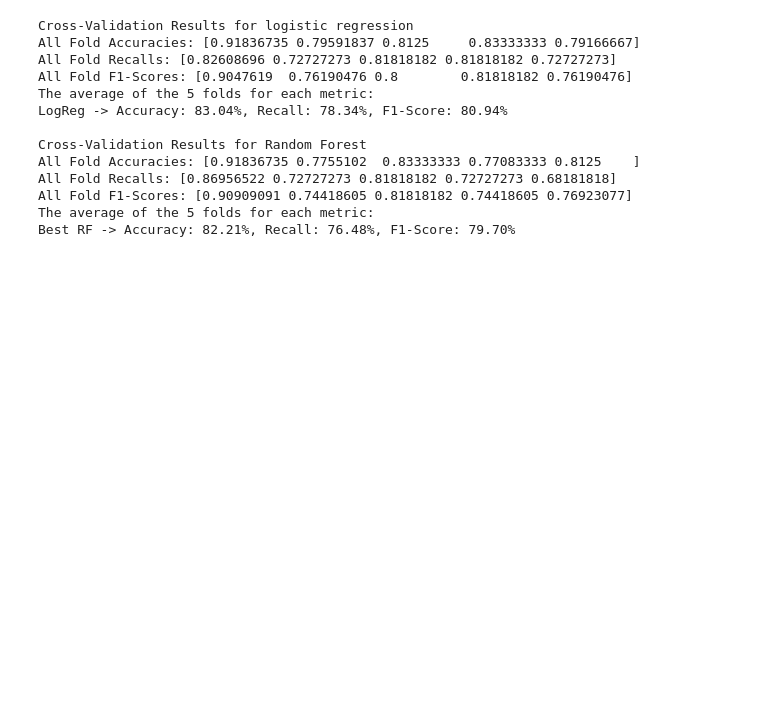
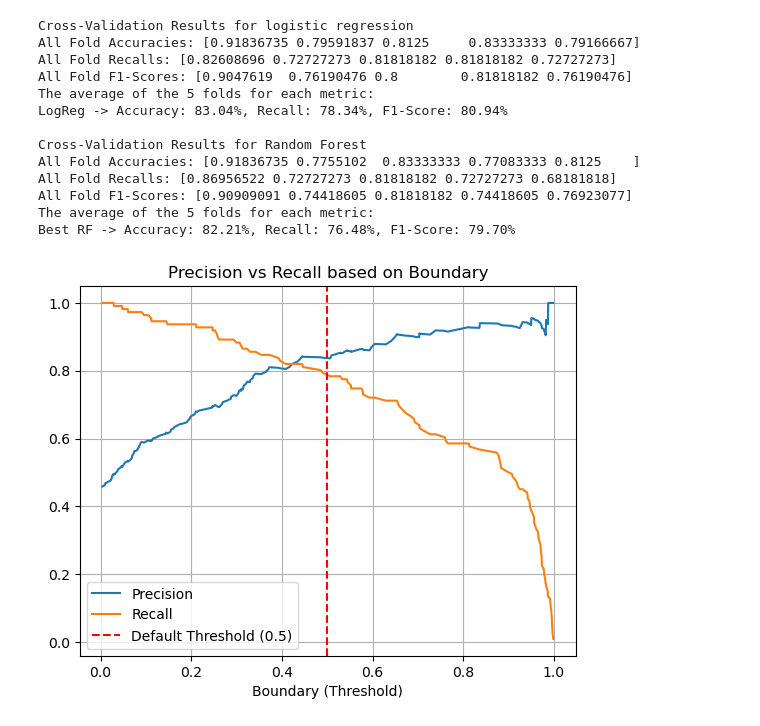
Before and after one commit to Claudy444/Heart_disease_classification, a Jupyter notebook: Heart_Disease_Analysis.ipynb, the cells around one changed output. Saved outputs shown, nothing was run; the diff lists cells and outputs as text; code cells hidden in the pictures; blank space fills up the shorter version.

Commit message:
Evaluating the log regressor model

```diff
--- a/Heart_Disease_Analysis.ipynb
+++ b/Heart_Disease_Analysis.ipynb
@@ -284,3 +284,24 @@ All Fold Recalls: [0.86956522 0.72727273 0.81818182 0.72727273 0.68181818]
 All Fold F1-Scores: [0.90909091 0.74418605 0.81818182 0.74418605 0.76923077]
 The average of the 5 folds for each metric:
 Best RF -> Accuracy: 82.21%, Recall: 76.48%, F1-Score: 79.70%
+# %%
+# Logistic regression is better, now examining it
+from sklearn.model_selection import cross_val_predict
+
+# getting the predicted probabilities for the positive class using cross-validation
+y_probs = cross_val_predict(logistic_model, X_train_final, y_train, cv=5, method='predict_proba')[:, 1]
+# %%
+# looking at the precision-recall curve
+from sklearn.metrics import precision_recall_curve
+
+precision, recall, thresholds = precision_recall_curve(y_train, y_probs)
+plt.plot(thresholds, precision[:-1], label="Precision")
+plt.plot(thresholds, recall[:-1], label="Recall")
+plt.axvline(0.5, color='red', linestyle='--', label="Default Threshold (0.5)")
+plt.grid()
+plt.xlabel("Boundary (Threshold)")
+plt.title("Precision vs Recall based on Boundary")
+plt.legend()
+plt.show()
+# %% [output]
+[figure, added]
```
